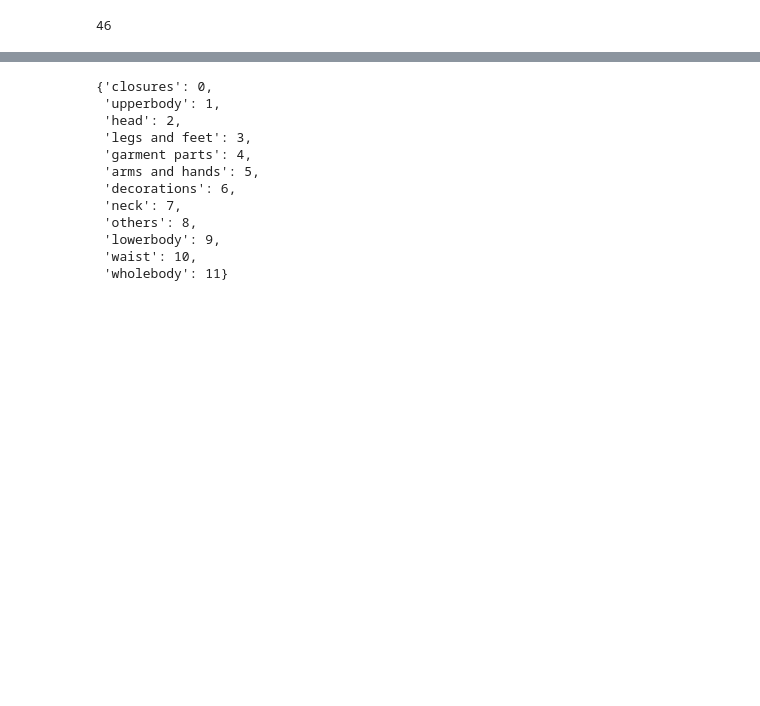
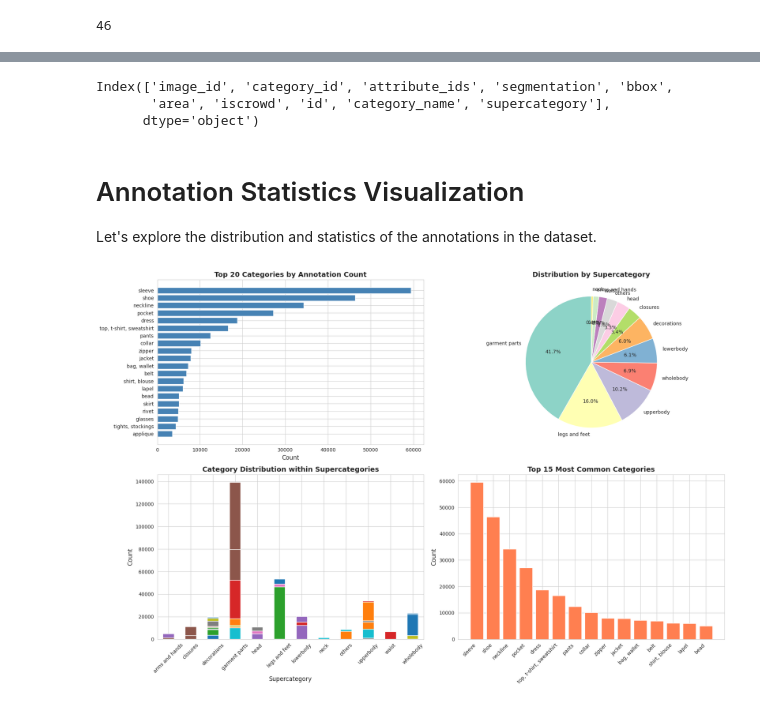
Before and after one commit to EzzatEsam/ComputerVisionTasks, a Jupyter notebook: cloth-seg/notebook.ipynb, the cells around one changed output, grey strips where cells are left out. Drawn from its saved outputs; the diff is of its cells as text; code cells hidden in the pictures; blank space fills up the shorter version.

```diff
--- a/cloth-seg/notebook.ipynb
+++ b/cloth-seg/notebook.ipynb
@@ -29,3 +45,4 @@ fj["annotations"][0]
 # %%
-len(set([cat["supercategory"] for cat in fj["categories"]]))
+categories_df = pd.DataFrame(fj["categories"])
+categories_df
 # %% [output]
@@ -47,0 +66,7 @@ set([cat["supercategory"] for cat in fj["categories"]])
+# %%
+cat_id_dict = dict(zip(categories_df["id"], categories_df["name"]))
+cat_supercat_dict = dict(zip(categories_df["id"], categories_df["supercategory"]))
+# %%
+annotation_df["category_name"] = annotation_df["category_id"].map(cat_id_dict)
+annotation_df["supercategory"] = annotation_df["category_id"].map(cat_supercat_dict)
+annotation_df
@@ -48,15 +87,55 @@ set([cat["supercategory"] for cat in fj["categories"]])
 # %%
-{n : i for i,n in enumerate(set([cat["supercategory"] for cat in fj["categories"]]))}
+annotation_df.columns
 # %% [output]
-{'closures': 0,
- 'upperbody': 1,
- 'head': 2,
- 'legs and feet': 3,
- 'garment parts': 4,
- 'arms and hands': 5,
- 'decorations': 6,
- 'neck': 7,
- 'others': 8,
- 'lowerbody': 9,
- 'waist': 10,
- 'wholebody': 11}
+Index(['image_id', 'category_id', 'attribute_ids', 'segmentation', 'bbox',
+       'area', 'iscrowd', 'id', 'category_name', 'supercategory'],
+      dtype='object')
+# %%
+import matplotlib.pyplot as plt
+import seaborn as sns
+
+# Set style
+sns.set_style("whitegrid")
+plt.rcParams['figure.figsize'] = (15, 10)
+# %% [markdown]
+# Annotation Statistics Visualization
+
+Let's explore the distribution and statistics of the annotations in the dataset.
+# %%
+# 1. Distribution of annotations by category
+fig, axes = plt.subplots(2, 2, figsize=(18, 12))
+
+# Category distribution (bar plot)
+category_counts = annotation_df['category_name'].value_counts()
+axes[0, 0].barh(category_counts.index[:20], category_counts.values[:20], color='steelblue')
+axes[0, 0].set_xlabel('Count', fontsize=12)
+axes[0, 0].set_title('Top 20 Categories by Annotation Count', fontsize=14, fontweight='bold')
+axes[0, 0].invert_yaxis()
+
+# Supercategory distribution (pie chart)
+supercategory_counts = annotation_df['supercategory'].value_counts()
+colors = plt.cm.Set3(range(len(supercategory_counts)))
+axes[0, 1].pie(supercategory_counts.values, labels=supercategory_counts.index,
+               autopct='%1.1f%%', startangle=90, colors=colors)
+axes[0, 1].set_title('Distribution by Supercategory', fontsize=14, fontweight='bold')
+
+# Category distribution by supercategory (stacked bar)
+category_super_df = annotation_df.groupby(['supercategory', 'category_name']).size().unstack(fill_value=0)
+category_super_df.plot(kind='bar', stacked=True, ax=axes[1, 0], legend=False)
+axes[1, 0].set_xlabel('Supercategory', fontsize=12)
+axes[1, 0].set_ylabel('Count', fontsize=12)
+axes[1, 0].set_title('Category Distribution within Supercategories', fontsize=14, fontweight='bold')
+axes[1, 0].tick_params(axis='x', rotation=45)
+
+# Top 15 categories
+top_categories = annotation_df['category_name'].value_counts().head(15)
+axes[1, 1].bar(range(len(top_categories)), top_categories.values, color='coral')
+axes[1, 1].set_xticks(range(len(top_categories)))
+axes[1, 1].set_xticklabels(top_categories.index, rotation=45, ha='right')
+axes[1, 1].set_ylabel('Count', fontsize=12)
+axes[1, 1].set_title('Top 15 Most Common Categories', fontsize=14, fontweight='bold')
+
+plt.tight_layout()
+plt.show()
+# %% [output]
+[figure, added]
```
Also changed, not shown: parts of 9 cells of this notebook.
